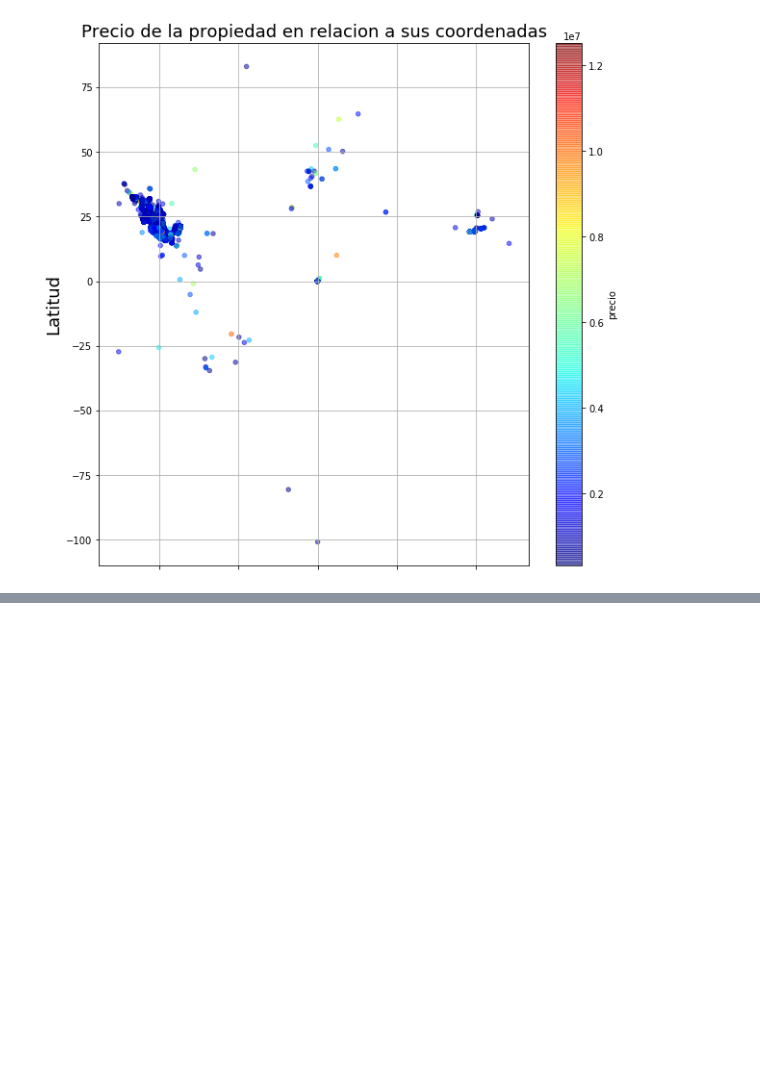
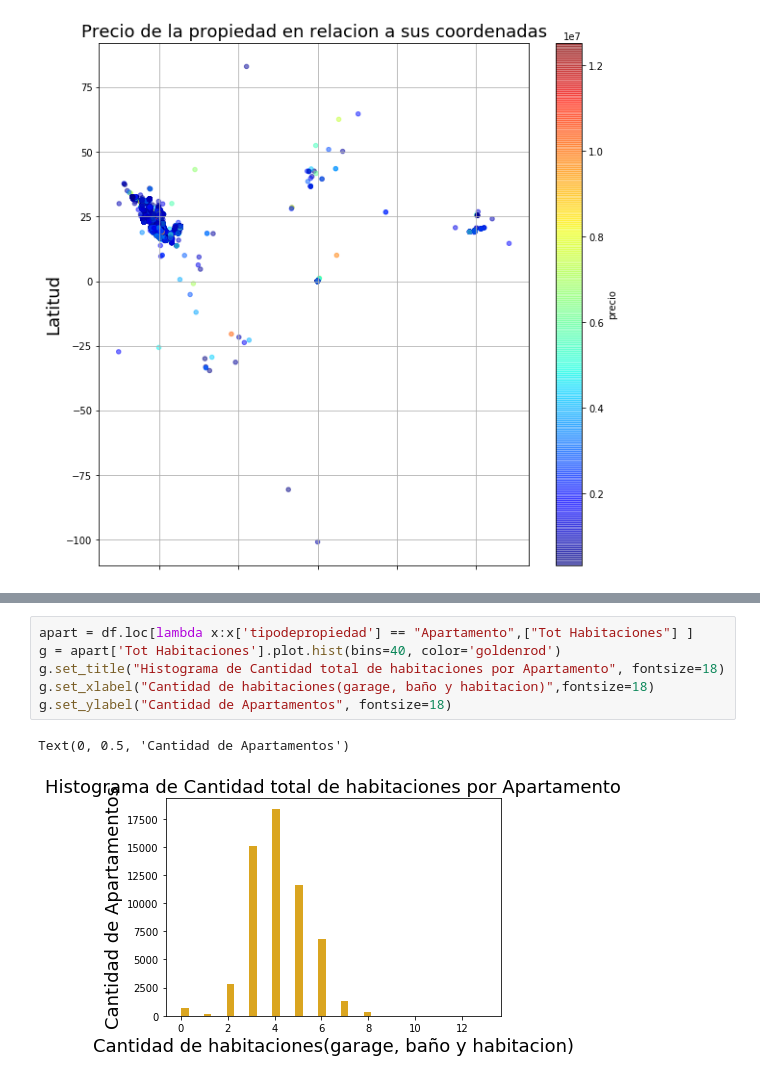
Before and after one commit to petermacgaul/orgaDatos-1, a Jupyter notebook: TP1/TP1.ipynb, the cells around one changed output, grey strips where cells are left out. Saved outputs shown, nothing was run; the diff lists cells and outputs as text; blank space fills up the shorter version.

```diff
--- a/TP1/TP1.ipynb
+++ b/TP1/TP1.ipynb
@@ -145,0 +196,9 @@ Text(0, 0.5, 'Latitud')
+# %%
+apart = df.loc[lambda x:x['tipodepropiedad'] == "Apartamento",["Tot Habitaciones"] ]
+g = apart['Tot Habitaciones'].plot.hist(bins=40, color='goldenrod')
+g.set_title("Histograma de Cantidad total de habitaciones por Apartamento", fontsize=18)
+g.set_xlabel("Cantidad de habitaciones(garage, baño y habitacion)",fontsize=18)
+g.set_ylabel("Cantidad de Apartamentos", fontsize=18)
+# %% [output]
+Text(0, 0.5, 'Cantidad de Apartamentos')
+[figure, added]
```
Also changed, not shown: parts of 6 cells of this notebook.
